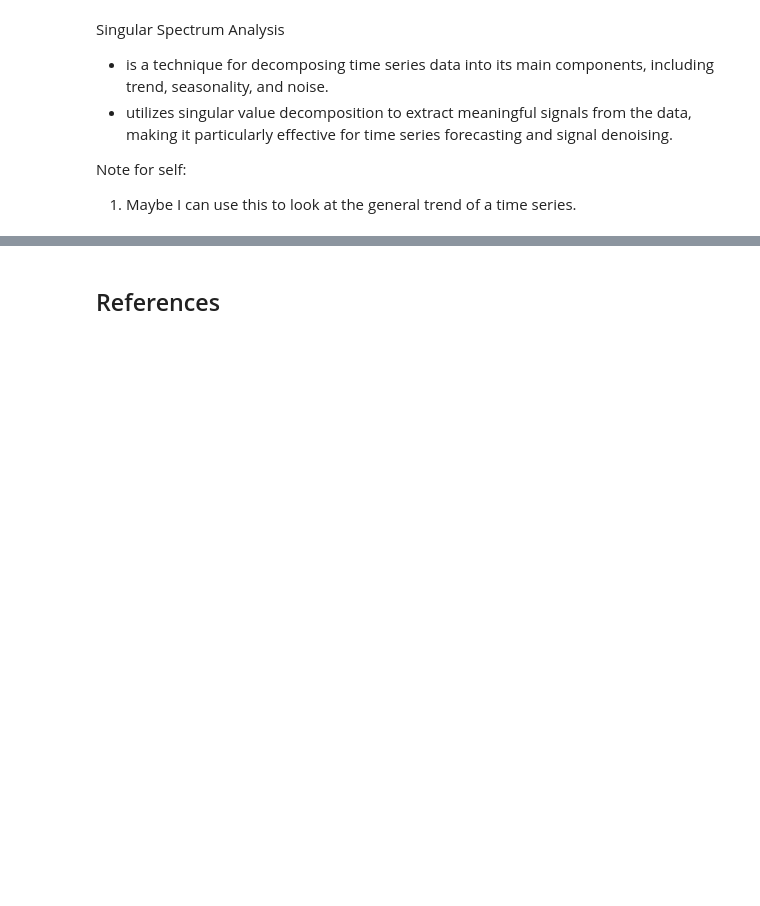
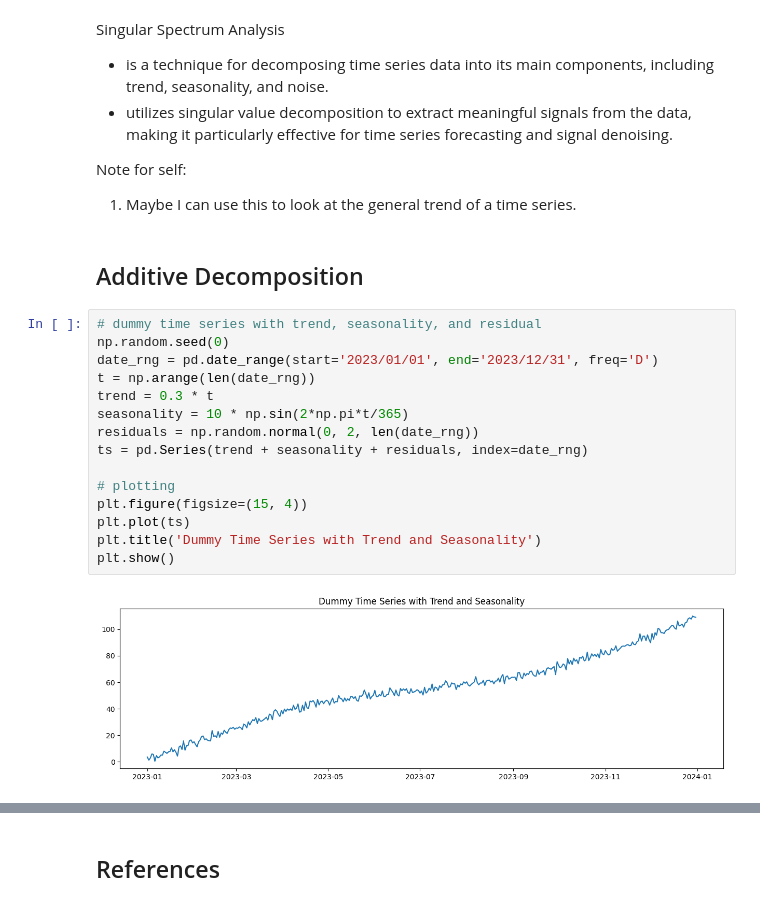
Before and after one commit to donnafaithhh/LP-Norms-and-Volatility, a Jupyter notebook: miscellaneous/time series decomposition.ipynb, the cells around one changed output, grey strips where cells are left out. Saved outputs shown, nothing was run; the diff lists cells and outputs as text; blank space fills up the shorter version.

Commit message:
additive decomposition with moving average

```diff
--- a/miscellaneous/time series decomposition.ipynb
+++ b/miscellaneous/time series decomposition.ipynb
@@ -92,3 +78,22 @@ Singular Spectrum Analysis
 
 Note for self:
 1. Maybe I can use this to look at the general trend of a time series.
+# %% [markdown]
+## Additive Decomposition
+# %%
+# dummy time series with trend, seasonality, and residual
+np.random.seed(0)
+date_rng = pd.date_range(start='2023/01/01', end='2023/12/31', freq='D')
+t = np.arange(len(date_rng))
+trend = 0.3 * t
+seasonality = 10 * np.sin(2*np.pi*t/365)
+residuals = np.random.normal(0, 2, len(date_rng))
+ts = pd.Series(trend + seasonality + residuals, index=date_rng)
+
+# plotting
+plt.figure(figsize=(15, 4))
+plt.plot(ts)
+plt.title('Dummy Time Series with Trend and Seasonality')
+plt.show()
+# %% [output]
+[figure, added]
```
Also changed, not shown: parts of 9 cells of this notebook.
